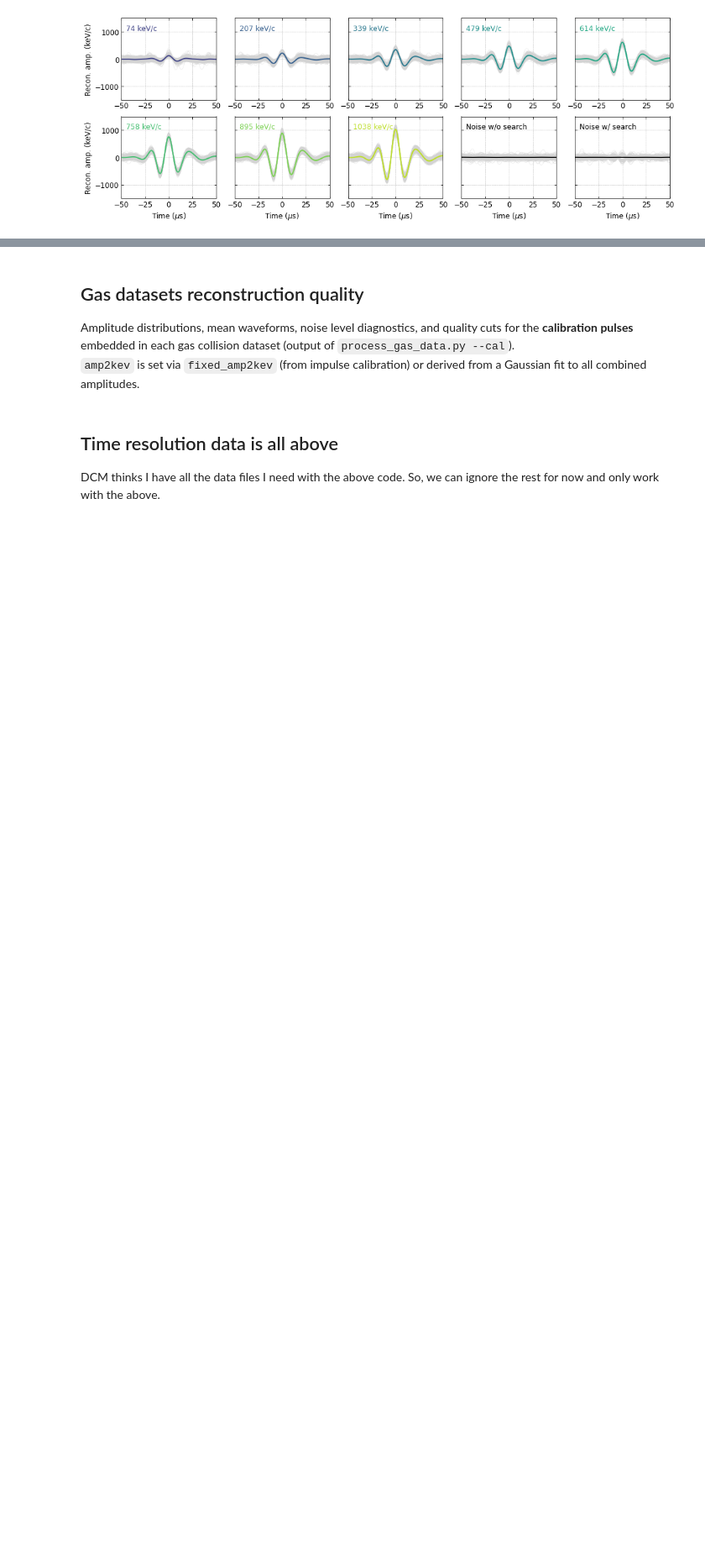
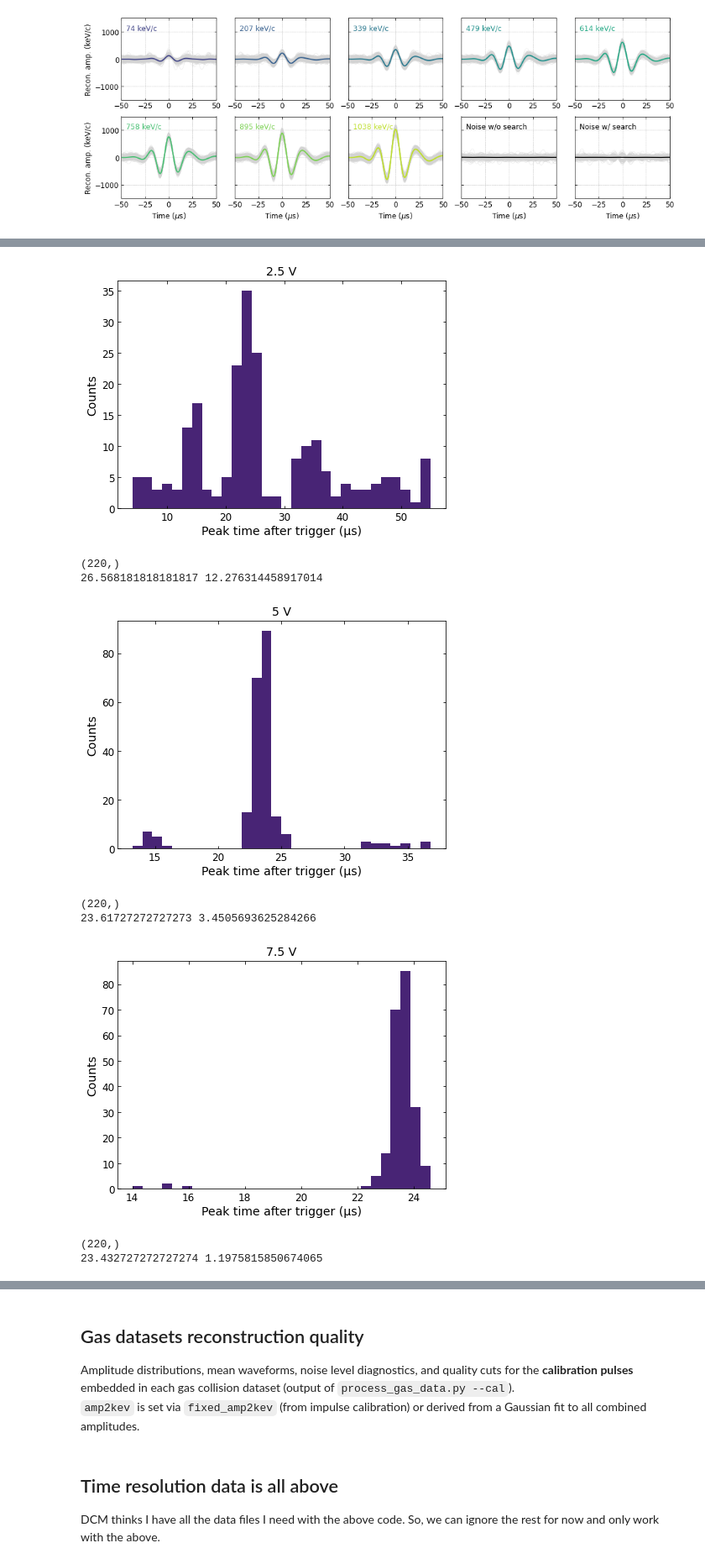
Before and after one commit to JBaeza-Rubio/Gas-collisions-time-resolution, a Jupyter notebook: 20260320_sphere_20260215_impulse_calibration.ipynb, the cells around one changed output, grey strips where cells are left out. Shown at 84% size. Saved outputs shown, nothing was run; the diff lists cells and outputs as text; code cells hidden in the pictures; blank space fills up the shorter version.

```diff
--- a/20260320_sphere_20260215_impulse_calibration.ipynb
+++ b/20260320_sphere_20260215_impulse_calibration.ipynb
@@ -554 +584,4 @@ plt.show()
+# %%
+file = rf'/Users/jacquelinebaeza-rubio/Downloads/SIMPLE/QuIPS/gas_collisions/data_processed/pulse_calibration/{sphere}/{dataset}_processed.hdf5'
+f = h5py.File(file, 'r')
 # %%
@@ -556,0 +603,28 @@ plt.show()
+# %%
+voltages = [2.5, 5, 7.5, 10, 12.5, 15, 17.5, 20]
+energies = [74, 207, 339, 479, 614, 758, 895, 1038]  # keV/c
+# cmap = plt.colormaps['viridis']
+# colors = cmap(np.linspace(0.1, 0.95, len(voltages)))
+
+for v in voltages:
+    peak_times = f['data_processed'][f'peak_times_from_trigger_us_{v}v'][:]
+
+    plt.figure()
+    plt.hist(peak_times, bins=30) ####peak timing is unalinged before processing. Only become aligned during plotting.
+    ####recon_pulse measures the peak timing relative to the trigger, while get_pulse_shape shifts the max amplitude to 0
+    plt.title(f"{v} V")
+    plt.xlabel("Peak time after trigger (µs)")
+    plt.ylabel("Counts")
+    plt.show()
+    print(peak_times.shape)
+    print(np.mean(peak_times), np.std(peak_times)) ###means are systematic delays, std is the timing resolution
+# %% [output]
+[figure, added]
+(220,)
+26.568181818181817 12.276314458917014
+[figure, added]
+(220,)
+23.61727272727273 3.4505693625284266
+[figure, added]
+(220,)
+23.432727272727274 1.1975815850674065
```
Also changed, not shown: parts of 12 cells of this notebook.
